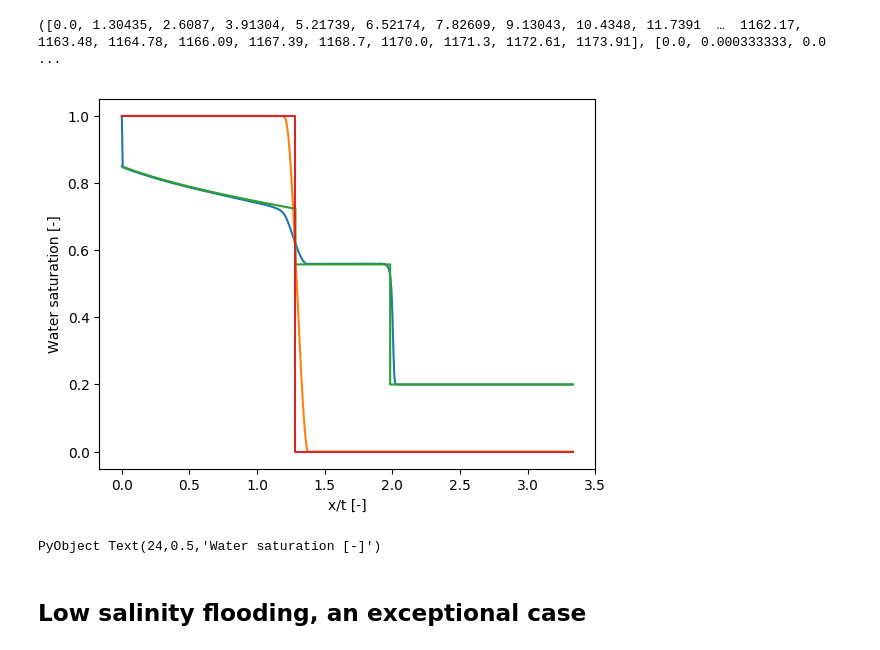
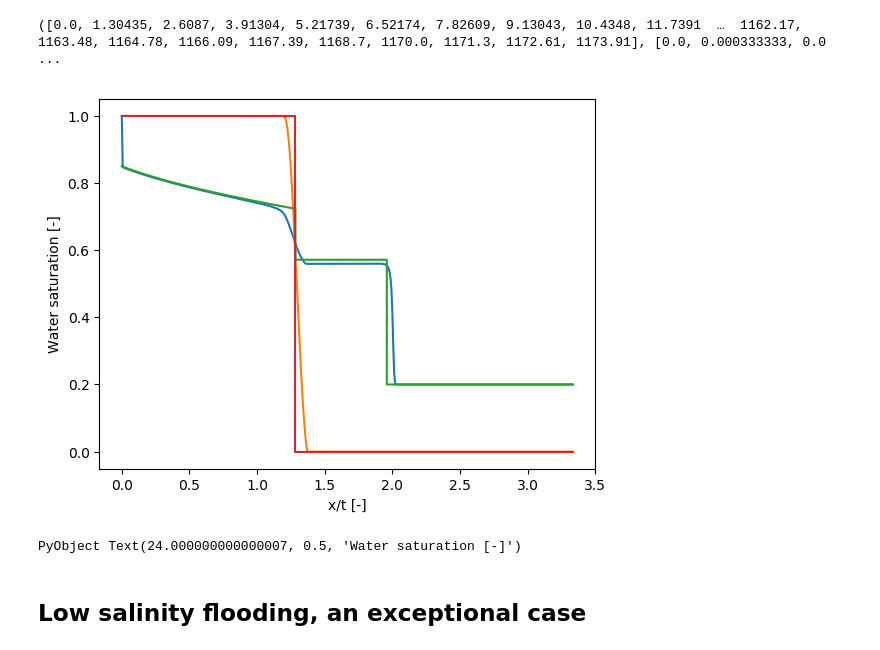
Before and after one commit to simulkade/peteng, a Jupyter notebook: analytical/notebooks/fractional_flow_smart_water.ipynb, the cells around one changed output. Cells and saved outputs as stored; diff of their text form; code cells hidden in the pictures.

```diff
--- a/analytical/notebooks/fractional_flow_smart_water.ipynb
+++ b/analytical/notebooks/fractional_flow_smart_water.ipynb
@@ -99,8 +104,8 @@ PyObject <matplotlib.legend.Legend object at 0x...>
 # %% [markdown]
 ## Low salinity water flooding - with/without adsorption
 # %%
-fluids_hs = FF.oil_water_fluids(mu_water=1.5e-3, mu_oil=3e-3)
-fluids_ls = FF.oil_water_fluids(mu_water=1e-3, mu_oil=3e-3)
+fluids_hs = FF.oil_water_fluids(mu_water=1.1e-3, mu_oil=2e-3)
+fluids_ls = FF.oil_water_fluids(mu_water=1e-3, mu_oil=2e-3)
 rel_perms_hs = FF.oil_water_rel_perms(krw0=0.4, kro0=0.9,
         swc=0.15, sor=0.2, nw=2.0, no = 2.0)
 rel_perms_ls = FF.oil_water_rel_perms(krw0=0.3, kro0=0.95,
@@ -128,14 +142,14 @@ t_sec, pv_num, rec_fact, xt_num, sw_num, c_old, c_out_sal =
 # %%
 figure(2)
 plot(xt_num/(core_props.length)/pv_num[end], sw_num)
-plot(xt_num/(core_props.length)/pv_num[end], 1-c_old)
+plot(xt_num/(core_props.length)/pv_num[end], 1.0.-c_old)
 plot(ls_res.saturation_profile_xt[:,1], ls_res.saturation_profile_xt[:,2])
 plot(ls_res.tracer_profile_xt[:,1], ls_res.tracer_profile_xt[:,2])
 xlabel("x/t [-]")
 ylabel("Water saturation [-]")
 # %% [output]
-[figure, old version]
+[figure, new version]
-PyObject Text(24,0.5,'Water saturation [-]')
+PyObject Text(24.000000000000007, 0.5, 'Water saturation [-]')
 # %% [markdown]
 ## Low salinity flooding, an exceptional case
 # %%
```
Also changed, not shown: parts of 10 cells of this notebook, 7 other files.
